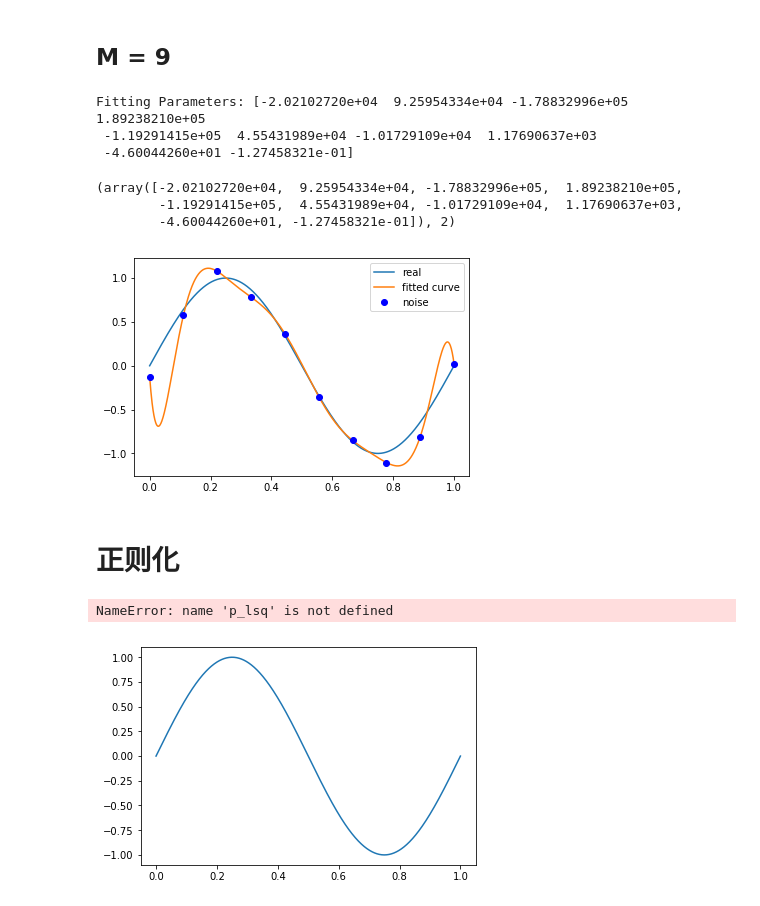
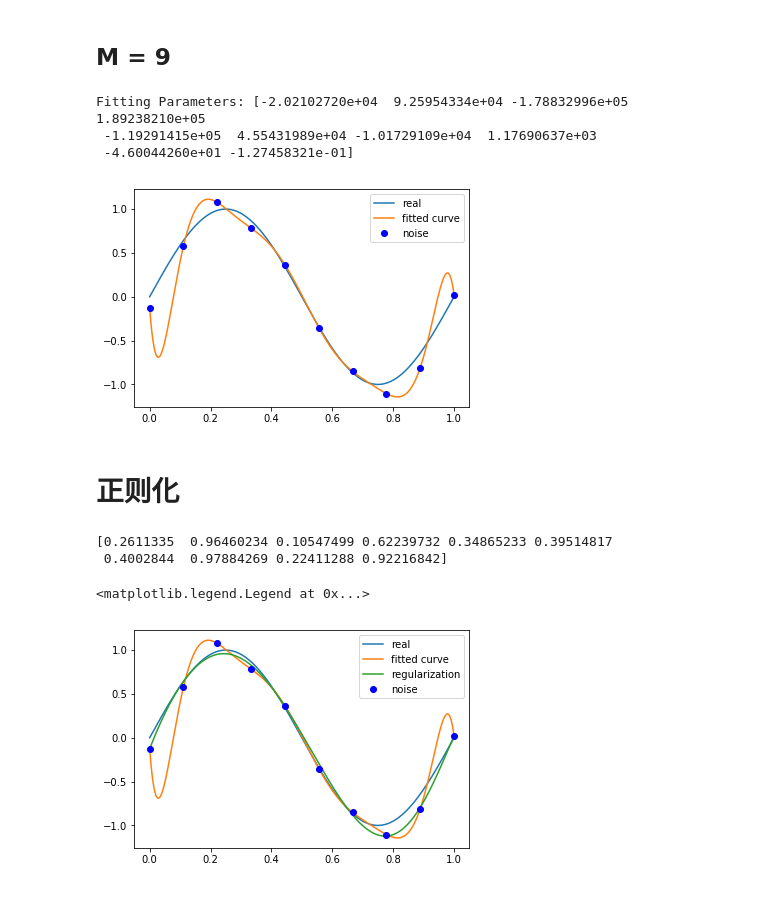
Before and after one commit to SoulJaZhao/Statistical-Learning-Method, a Jupyter notebook: Chapter 01/01.ipynb, the cells around one changed output. Drawn from its saved outputs; the diff is of its cells as text; code cells hidden in the pictures.

```diff
--- a/Chapter 01/01.ipynb
+++ b/Chapter 01/01.ipynb
@@ -73,14 +73,11 @@ Fitting Parameters: [ 22.83765871 -34.53685882  11.92098681  -0.19429159]
 # %% [markdown]
 ## M = 9
 # %%
-fitting(M=9)
+p_lsq_9 = fitting(M=9)
 # %% [output]
 Fitting Parameters: [-2.02102720e+04  9.25954334e+04 -1.78832996e+05  1.89238210e+05
  -1.19291415e+05  4.55431989e+04 -1.01729109e+04  1.17690637e+03
  -4.60044260e+01 -1.27458321e-01]
-(array([-2.02102720e+04,  9.25954334e+04, -1.78832996e+05,  1.89238210e+05,
-        -1.19291415e+05,  4.55431989e+04, -1.01729109e+04,  1.17690637e+03,
-        -4.60044260e+01, -1.27458321e-01]), 2)
 [figure]
 # %% [markdown]
 # 正则化
@@ -96,17 +93,21 @@ def residuals_func_regularization(p, x, y):
 # %%
 # 最小二乘法,加正则化项
 p_init = np.random.rand(9 + 1)
+print(p_init)
 p_lsq_regularization = leastsq(
     residuals_func_regularization, p_init, args=(x, y))
+# %% [output]
+[0.2611335  0.96460234 0.10547499 0.62239732 0.34865233 0.39514817
+ 0.4002844  0.97884269 0.22411288 0.92216842]
 # %%
 plt.plot(x_points, real_func(x_points), label='real')
-plt.plot(x_points, fit_func(fitting(M=3), x_points), label='fitted curve')
+plt.plot(x_points, fit_func(p_lsq_9[0], x_points), label='fitted curve')
 plt.plot(
     x_points,
     fit_func(p_lsq_regularization[0], x_points),
     label='regularization')
 plt.plot(x, y, 'bo', label='noise')
 plt.legend()
 # %% [output]
-NameError: name 'p_lsq' is not defined
+<matplotlib.legend.Legend at 0x...>
-[figure, old version]
+[figure, new version]
```
